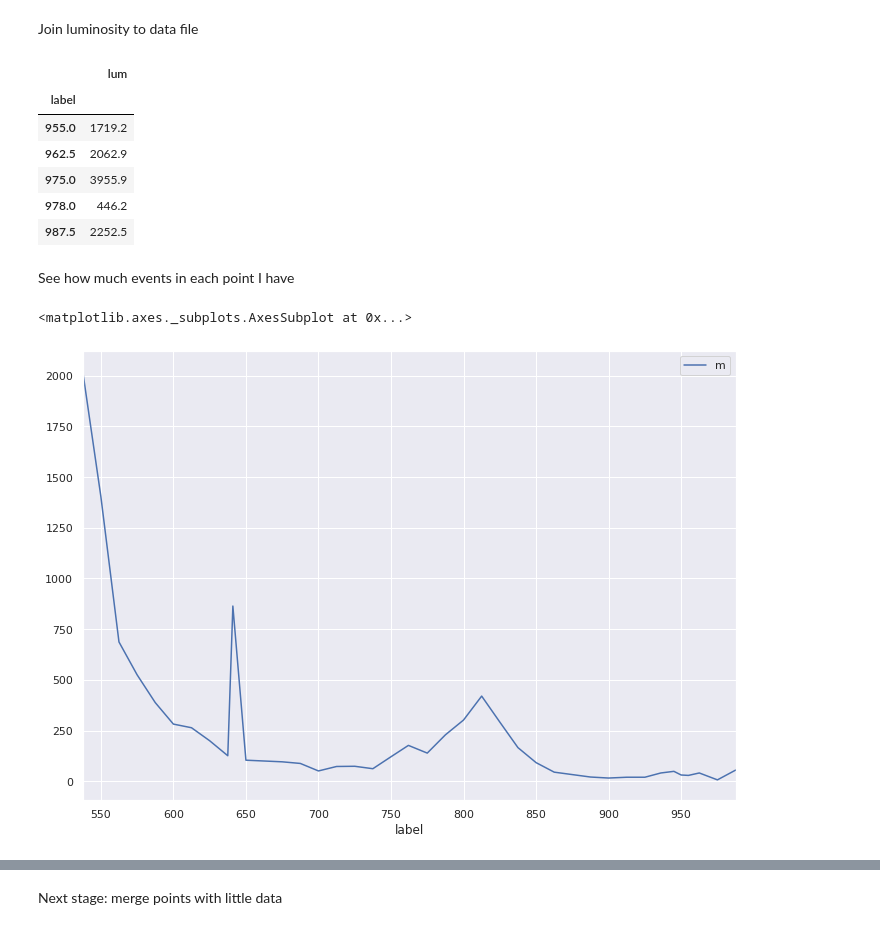
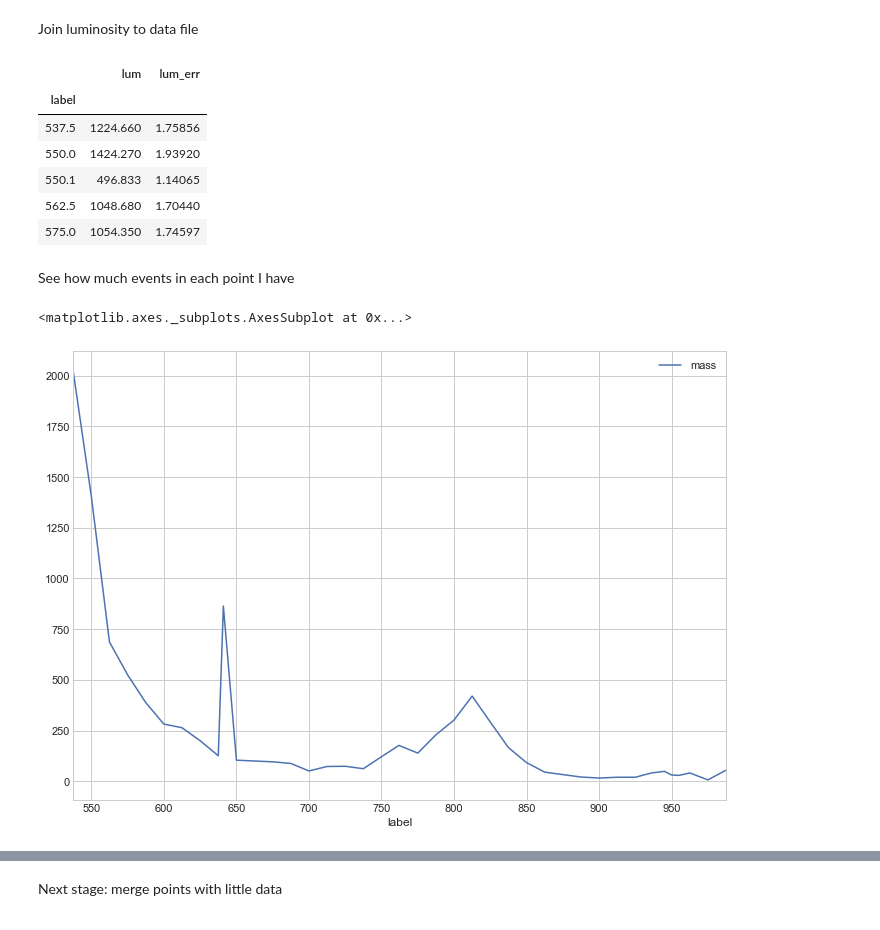
Before and after one commit to nikita-p/research, a Jupyter notebook: uproot/Analysis.ipynb, the cells around one changed output, grey strips where cells are left out. Drawn from its saved outputs; the diff is of its cells as text; code cells hidden in the pictures.

```diff
--- a/uproot/Analysis.ipynb
+++ b/uproot/Analysis.ipynb
@@ -12,7 +13,8 @@ year = '19'
 # %% [markdown]
 Open data files and transform them into pandas dataframe
 # %%
-f = uproot.pandas.iterate("../outputs/"+year+"/*.root", "t", branches=['label', 'be', 'm', 't', 'proc'])
+f = uproot.pandas.iterate("../outputs/"+year+"/*.root", "t",
+                          branches=['label', 'beam_energy', 'mass', 'trigger', 'procedure'])
 data = pd.concat([j for j in f])
 # %% [markdown]
 Sort values by label
@@ -21,18 +23,19 @@ data.sort_values(by='label', ascending=True, inplace=True);
 # %% [markdown]
 Cut off incorrect beam energy and mass outside the window
 # %%
-data.query('be>0&m>450&m<550&proc!=1', inplace=True)
+data.query('beam_energy>0&mass>450&mass<550&procedure!=1', inplace=True)
 if not(year=='model'):
-    data.query('t>-1', inplace=True)
+    data.query('trigger>-1', inplace=True)
 # %% [markdown]
 Change index column
 # %%
 data.index = data.label
-data.drop(['label', 'proc'], axis=1, inplace=True)
+data.drop(['label', 'procedure'], axis=1, inplace=True)
 # %% [markdown]
 Include luminosity file
 # %%
-lum = pd.read_csv('../inputs/'+year+'/lum', header=None, names=['label', 'lum'])
+lum = pd.read_csv('../inputs/'+year+'/lum')
+lum.columns = ['label', 'lum', 'lum_err']
 # %%
 lum = lum.drop_duplicates(subset=['label'])
 # %%
@@ -93,20 +106,20 @@ Join luminosity to data file
 # %%
 data = data.join(lum, how='inner')
 # %%
-lum.drop_duplicates().sort_index().tail()
+lum.drop_duplicates().sort_index().head()
 # %% [output]
-|  | lum |
-| label |  |
-| 955.0 | 1719.2 |
-| 962.5 | 2062.9 |
-| 975.0 | 3955.9 |
-| 978.0 | 446.2 |
-| 987.5 | 2252.5 |
+|  | lum | lum_err |
+| label |  |  |
+| 537.5 | 1224.660 | 1.75856 |
+| 550.0 | 1424.270 | 1.93920 |
+| 550.1 | 496.833 | 1.14065 |
+| 562.5 | 1048.680 | 1.70440 |
+| 575.0 | 1054.350 | 1.74597 |
 # %% [markdown]
 See how much events in each point I have
 # %%
-data.groupby('label').agg({'m':np.size}).plot()
+data.groupby('label').agg({'mass':np.size}).plot()
 # %% [output]
 <matplotlib.axes._subplots.AxesSubplot at 0x...>
-[figure, old version]
+[figure, new version]
 # %%
```
Also changed, not shown: parts of 42 cells of this notebook, 3 other files.
